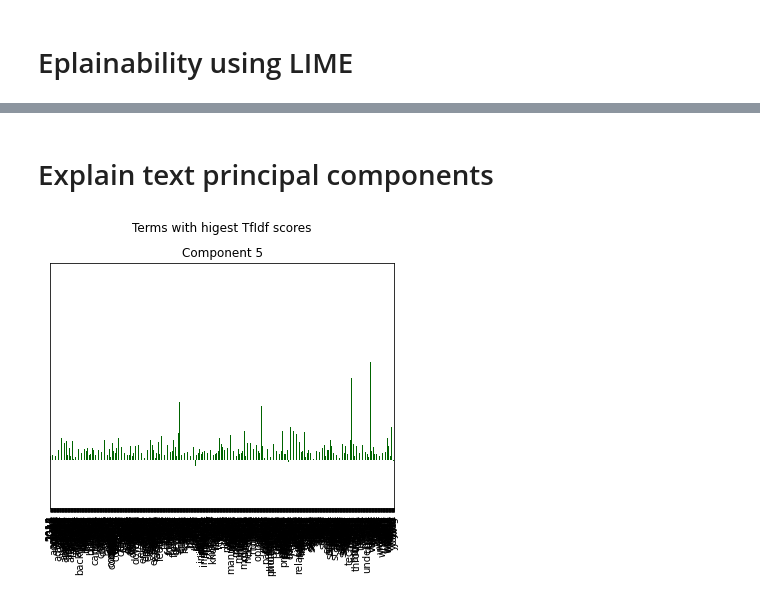
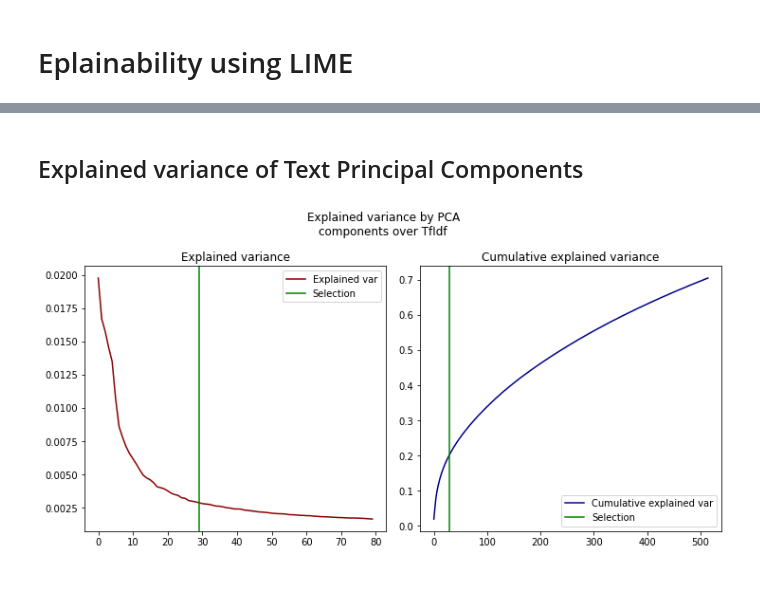
Before and after one commit to DarioRugg/KickLearning, a Jupyter notebook: catboost_classification.ipynb, the cells around one changed output, grey strips where cells are left out. Cells and saved outputs as stored; diff of their text form; code cells hidden in the pictures.

```diff
--- a/catboost_classification.ipynb
+++ b/catboost_classification.ipynb
@@ -228,24 +298,17 @@ NameError: name 'np' is not defined
-# %% [markdown]
-# Explain text principal components
-# %%
-models_path = join(".", "logs", "tfidf_pca_parameters")
-princ_compo_indexes = [5]
-encoder = pk.load(open(join(models_path, "encoder_with_tfidf_and_pca.pkl"),"rb"))
-
-# CREATING THE DUMMY VECTOR
-scores_list = []
-for prin_com in princ_compo_indexes:
-    vec = np.zeros(encoder.pca_transformer.n_components_)
-    vec[prin_com] = 1
-    scores_list.append(pd.Series(encoder.pca_transformer.inverse_transform(vec),
-                                 index=encoder.tfidf_transformer.get_feature_names()))
-# %%
-fig, axs = plt.subplots(1, constrained_layout=True)
-fig.set_size_inches(5, 5*len(princ_compo_indexes))
-fig.suptitle("Terms with higest TfIdf scores")
-
-scores_list[i].plot.bar( color="darkgreen", title="Component {}".format(princ_compo_indexes[i]), yticks=[])
-
-plt.show()
-# %% [output]
-[figure, removed]
+# %% [markdown]
+## Explained variance of Text Principal Components
+# %%
+fig, (ax1, ax2) = plt.subplots(1, 2, constrained_layout=True)
+fig.suptitle("Explained variance by PCA\ncomponents over TfIdf")
+fig.set_size_inches(10, 5)
+ax1.set_title("Explained variance")
+ax1.plot(encoder.pca_transformer.explained_variance_[:80], color="darkred", label="Explained var")
+ax1.axvline(29, color="green", label="Selection")
+ax1.legend()
+ax2.set_title("Cumulative explained variance")
+ax2.plot(np.cumsum(encoder.pca_transformer.explained_variance_), color="darkblue", label="Cumulative explained var")
+ax2.axvline(29, color="green", label="Selection")
+ax2.legend()
+plt.show()
+# %% [output]
+[figure, added]
```
Also changed, not shown: parts of 22 cells of this notebook, 14 other files.
